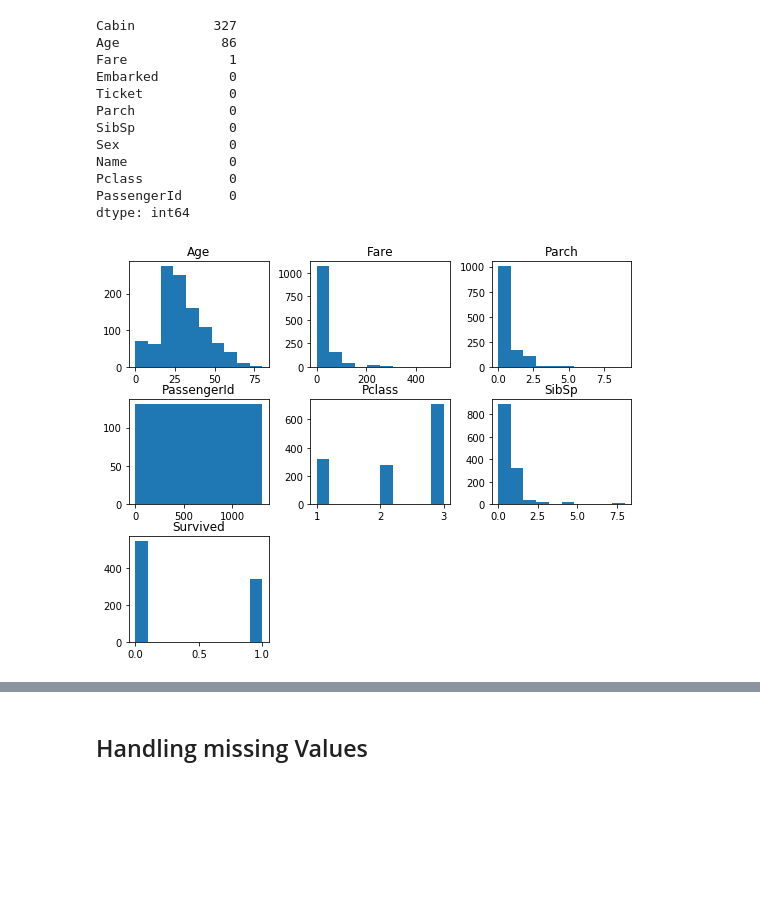
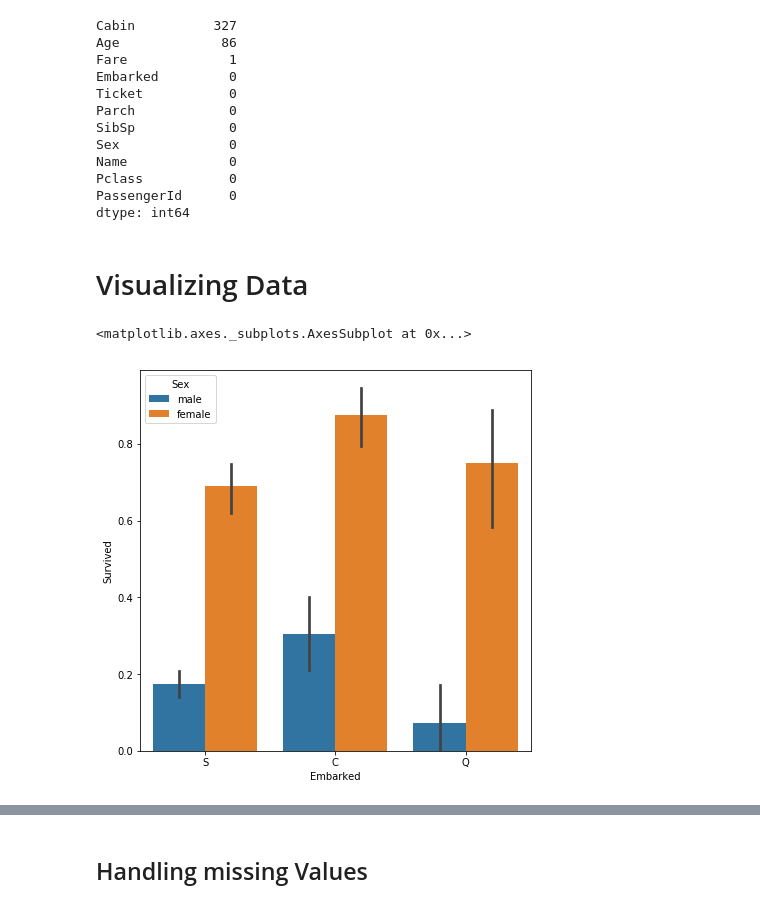
Before and after one commit to dgangwar/Machine-Learning-Exercises, a Jupyter notebook: TitanicClassification/Titanic Disaster Classification.ipynb, the cells around one changed output, grey strips where cells are left out. Saved outputs shown, nothing was run; the diff lists cells and outputs as text; code cells hidden in the pictures; blank space fills up the shorter version.

Commit message:
Visualizing Data

```diff
--- a/TitanicClassification/Titanic Disaster Classification.ipynb
+++ b/TitanicClassification/Titanic Disaster Classification.ipynb
@@ -52,7 +69,12 @@ dtype: int64
 # %%
 total_data = pd.concat((train_df, test_df), sort=False)
 #print(total_data.info())
+# %% [markdown]
+# Visualizing Data
 # %%
-total_data.hist(bins=10,figsize=(9,7),grid=False);
+#total_data.hist(bins=10,figsize=(9,7),grid=False);
+plt.figure(figsize=(7,7))
+sns.barplot(data=train_df, x='Embarked',y='Survived', hue='Sex')
 # %% [output]
+<matplotlib.axes._subplots.AxesSubplot at 0x...>
-[figure, old version]
+[figure, new version]
```
Also changed, not shown: parts of 8 cells of this notebook.
